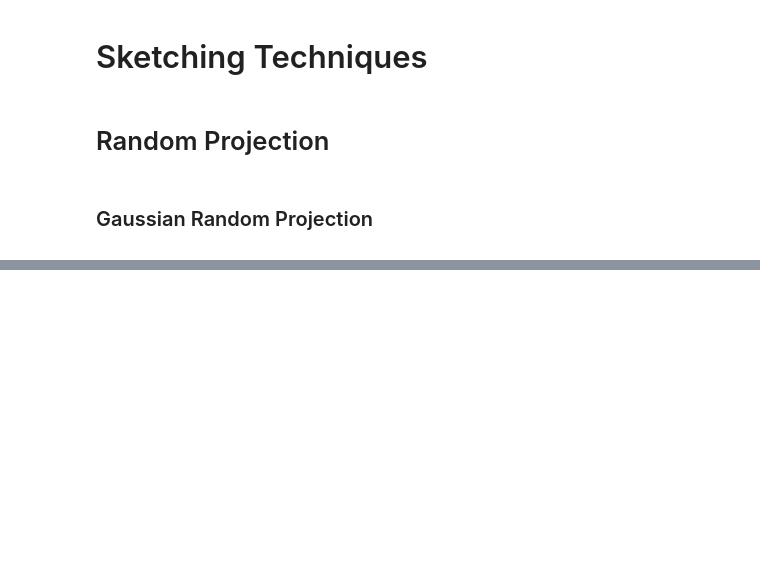
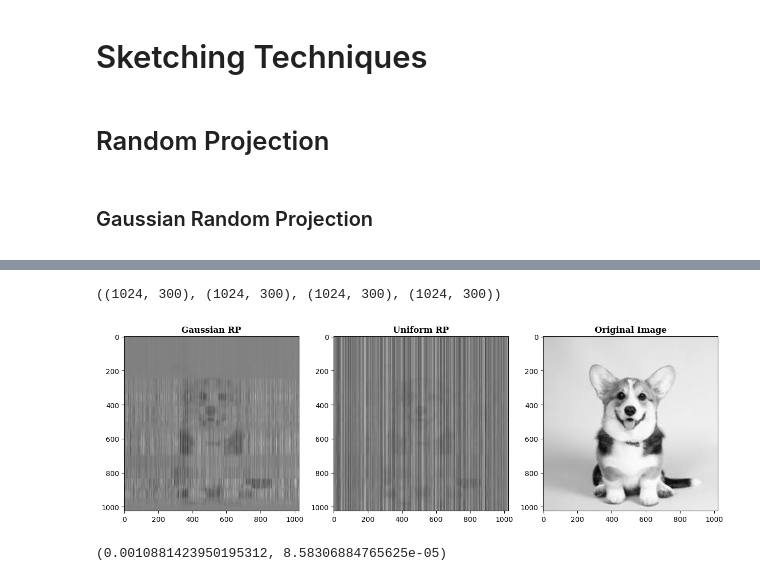
Before and after one commit to Hit2737/CS328_Intro_to_Data_Science_Project, a Jupyter notebook: file1.ipynb, the cells around one changed output, grey strips where cells are left out. Saved outputs shown, nothing was run; the diff lists cells and outputs as text; code cells hidden in the pictures; blank space fills up the shorter version.

```diff
--- a/file1.ipynb
+++ b/file1.ipynb
@@ -439,0 +447,32 @@ A_rp.shape
+# %%
+iterr = zip(A)
+A_uni, S_uni = Uniform_RP(iterr, 300, A.shape)
+# %%
+A_gauss.shape, A_uni.shape, S_gauss.shape, S_uni.shape
+# %% [output]
+((1024, 300), (1024, 300), (1024, 300), (1024, 300))
+# %%
+W_gauss, H_gauss = NNMF(A_gauss, 20)
+# %%
+W_uni, H_uni = NNMF(A_uni, 20)
+# %%
+A_gauss_pred = W_gauss @ H_gauss @ S_gauss.T
+A_uni_pred = W_uni @ H_uni @ S_uni.T
+# %%
+plt.figure(figsize=(15,10))
+plt.subplot(1,3,1)
+plt.imshow(A_gauss_pred, cmap='gray')
+plt.title('Gaussian RP', fontdict={'color':'black','weight':'bold','family':'serif'})
+plt.subplot(1,3,2)
+plt.imshow(A_uni_pred, cmap='gray')
+plt.title('Uniform RP', fontdict={'color':'black','weight':'bold','family':'serif'})
+plt.subplot(1,3,3)
+plt.imshow(A, cmap='gray')
+plt.title('Original Image', fontdict={'color':'black','weight':'bold','family':'serif'})
+plt.show()
+# %% [output]
+[figure, added]
+# %%
+Accuracy(A, A_gauss_pred, 10), Accuracy(A, A_uni_pred, 10)
+# %% [output]
+(0.0010881423950195312, 8.58306884765625e-05)
```
Also changed, not shown: parts of 16 cells of this notebook.
